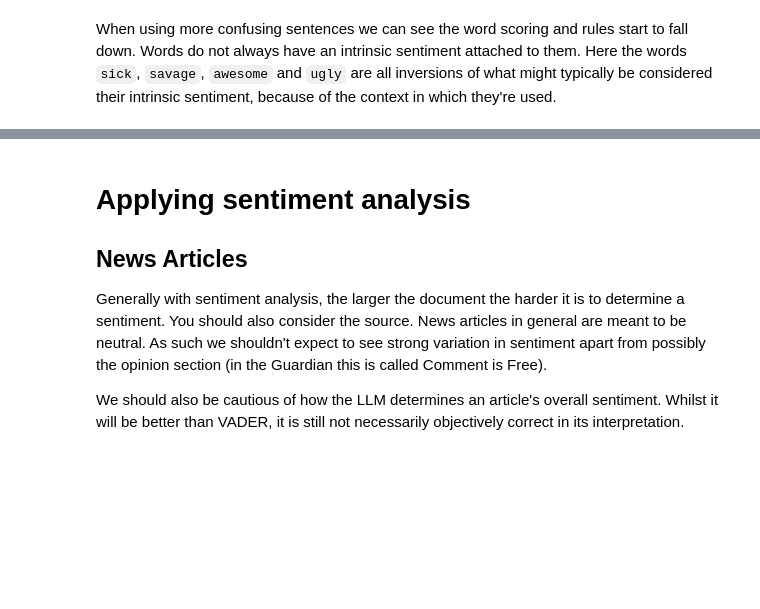
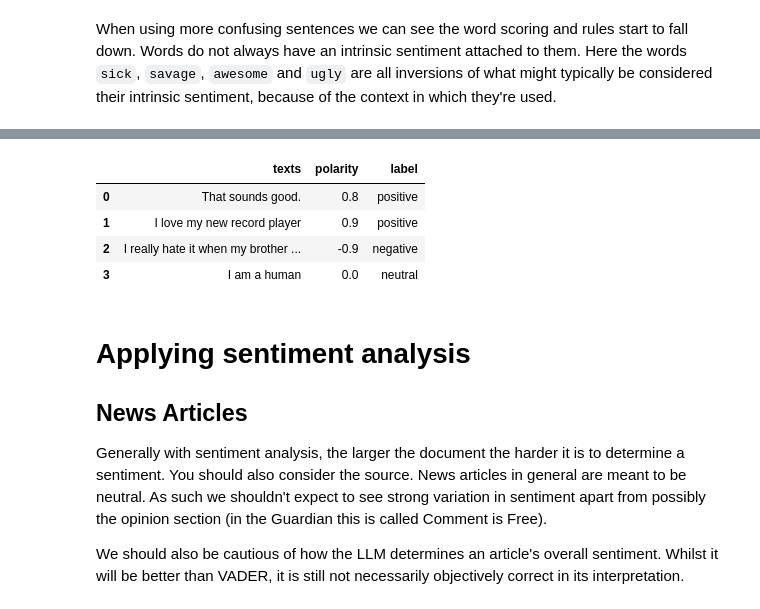
Before and after one commit to Minyall/sc290_materials, a Jupyter notebook: 5_sentiment/5_sentiment_analysis.ipynb, the cells around one changed output, grey strips where cells are left out. Saved outputs shown, nothing was run; the diff lists cells and outputs as text; code cells hidden in the pictures; blank space fills up the shorter version.

```diff
--- a/5_sentiment/5_sentiment_analysis.ipynb
+++ b/5_sentiment/5_sentiment_analysis.ipynb
@@ -290,3 +491,13 @@ table
+# %%
+# If we want to merge the results back to our original dataset, we can merge on the indexes
+test_df = test_df.merge(table, left_index=True, right_index=True)
+test_df
+# %% [output]
+|  | texts | polarity | label |
+| 0 | That sounds good. | 0.8 | positive |
+| 1 | I love my new record player | 0.9 | positive |
+| 2 | I really hate it when my brother ... | -0.9 | negative |
+| 3 | I am a human | 0.0 | neutral |
 # %% [markdown]
 # Applying sentiment analysis
 ## News Articles
```
Also changed, not shown: parts of 37 cells of this notebook.
